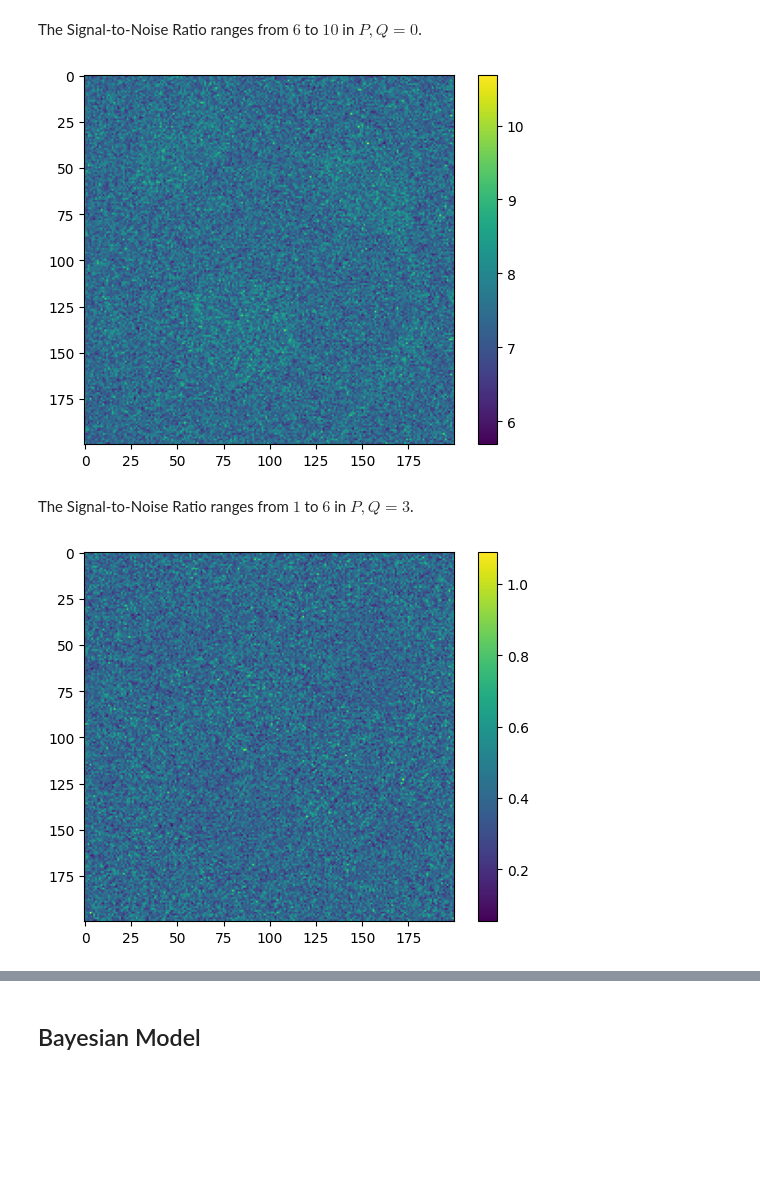
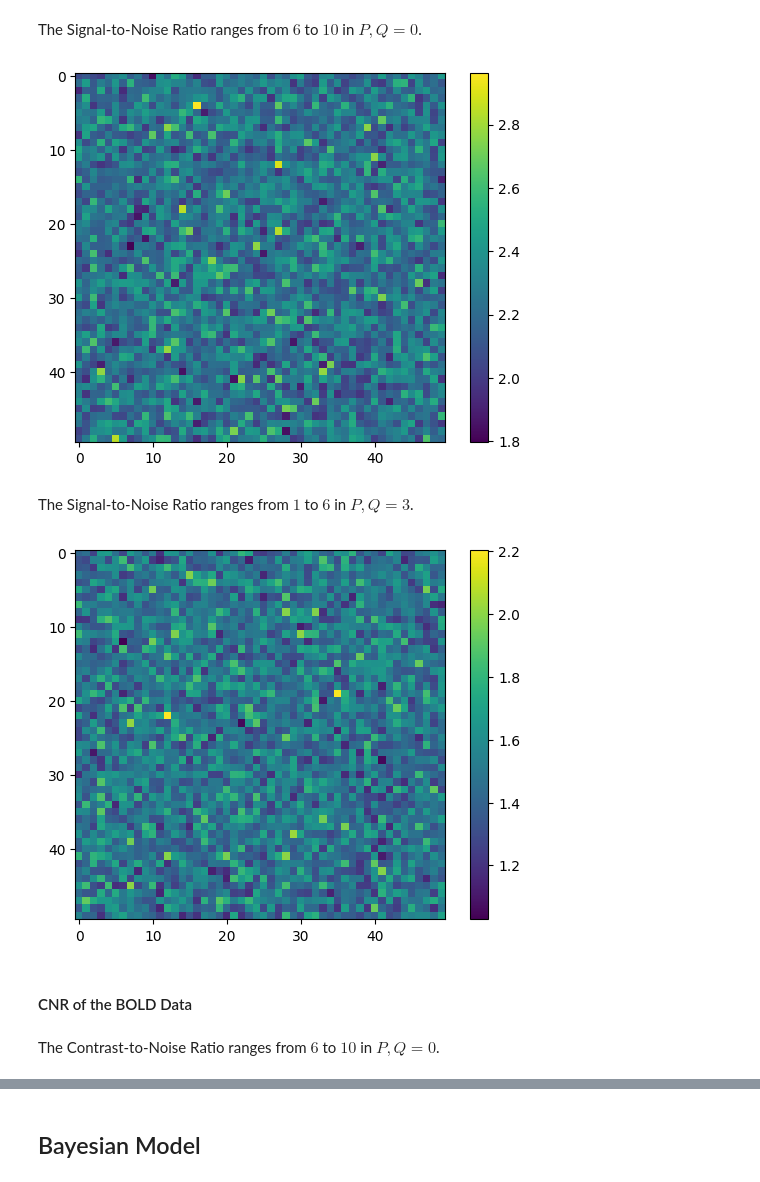
Before and after one commit to juanesfco/Thesis, a Jupyter notebook: resultsSims.ipynb, the cells around one changed output, grey strips where cells are left out. Saved outputs shown, nothing was run; the diff lists cells and outputs as text; code cells hidden in the pictures; blank space fills up the shorter version.

```diff
--- a/resultsSims.ipynb
+++ b/resultsSims.ipynb
@@ -69,7 +69,7 @@ BOLD
 # %% [markdown]
 To generate noise in the BOLD data, the `generateSignal()` function was used. This function uses an ARIMA Model to simulate the noise. The noise has a mean value of $0$, a variance of $3$. The values of $P$ and $Q$ were iterated $50$ times from $0$ to $3$ each. This was done for each of the $40000$ voxels. In general, each BOLD data with noise is saved as: `BOLD_PxQyRz.csv` with $x,y \in [0,3]$ and $z \in [1,50]$. See an example below.
 # %%
-BOLD_P0Q0R2 = pd.read_csv('Data/Simulations/BOLD_P0Q0R2.csv')
-BOLD_P0Q0R2
+BOLD_P0Q0R1 = pd.read_csv('Data/Simulations/BOLD_P0Q0R1.csv')
+BOLD_P0Q0R1
 # %% [output]
 |  | v1 | v2 | v3 | v4 | v5 | v6 | v7 | v8 | v9 | v10 | ... | ... |
@@ -92,26 +92,30 @@ The Signal-to-Noise Ratio ranges from $6$ to $10$ in $P,Q = 0$.
 # %%
 SNR_IM = []
 for c in BOLD.columns:
     s1 = BOLD[c].values
-    s2 = BOLD_P0Q0R2[c].values
+    s2 = BOLD_P0Q0R1[c].values
     SNR_IM.append(fmriu.SNR(s2,s1))
 SNR_IM = np.array(SNR_IM)
 
-fmriu.plotImage(SNR_IM,200)
+fmriu.plotImage(SNR_IM,50)
 # %% [output]
-[figure, old version]
+[figure, new version]
 # %% [markdown]
 The Signal-to-Noise Ratio ranges from $1$ to $6$ in $P,Q = 3$.
 # %%
-BOLD_P3Q3R1 = pd.read_csv('Data/Simulations/BOLD_P3Q3R1.csv')
+BOLD_P1Q1R1 = pd.read_csv('Data/Simulations/BOLD_P1Q1R1.csv')
 
 SNR_IM = []
 for c in BOLD.columns:
     s1 = BOLD[c].values
-    s2 = BOLD_P3Q3R1[c].values
+    s2 = BOLD_P1Q1R1[c].values
     SNR_IM.append(fmriu.SNR(s2,s1))
 SNR_IM = np.array(SNR_IM)
 
-fmriu.plotImage(SNR_IM,200)
+fmriu.plotImage(SNR_IM,50)
 # %% [output]
-[figure, old version]
+[figure, new version]
+# %% [markdown]
+#### CNR of the BOLD Data
+# %% [markdown]
+The Contrast-to-Noise Ratio ranges from $6$ to $10$ in $P,Q = 0$.
```
Also changed, not shown: parts of 18 cells of this notebook, 38 other files.
